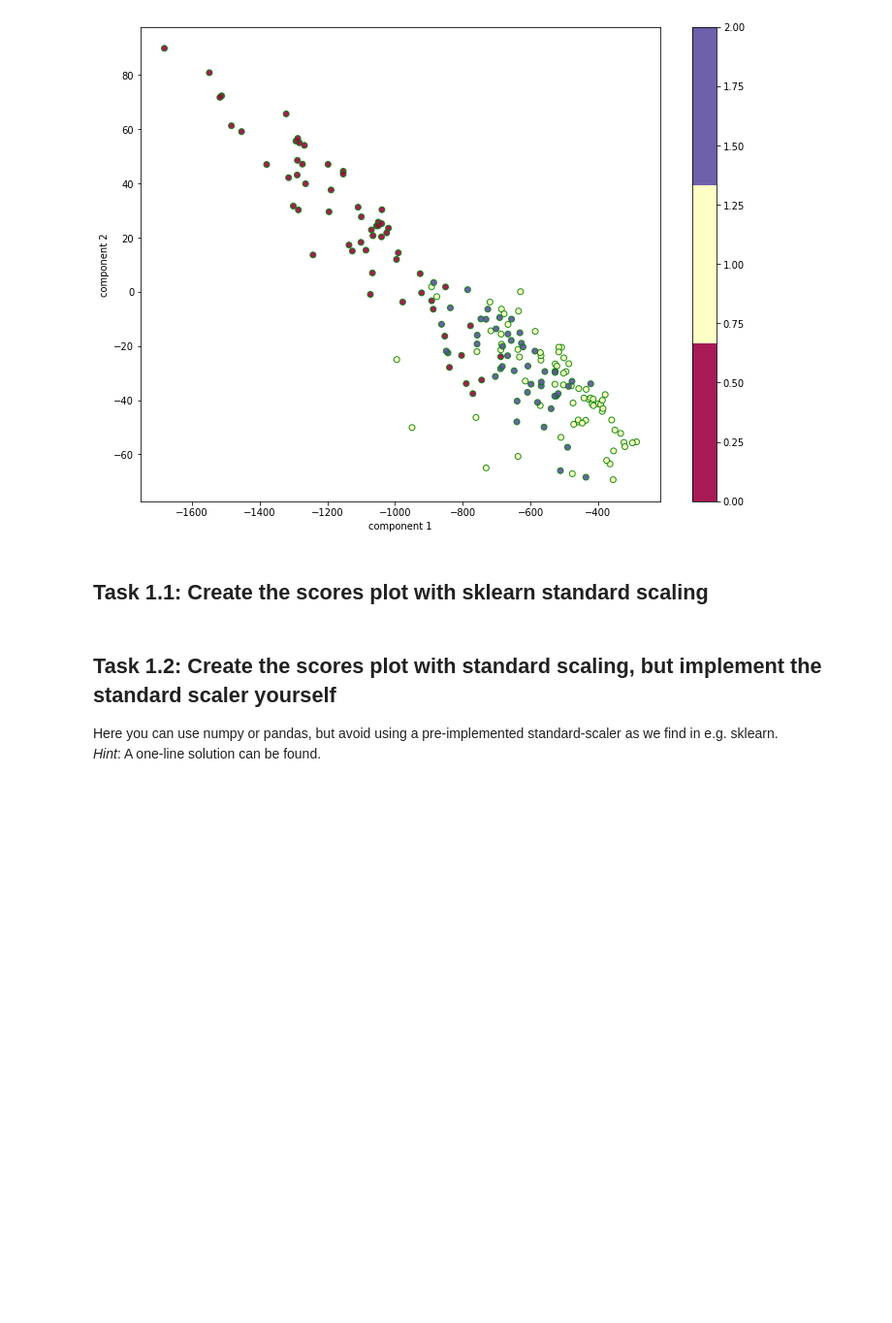
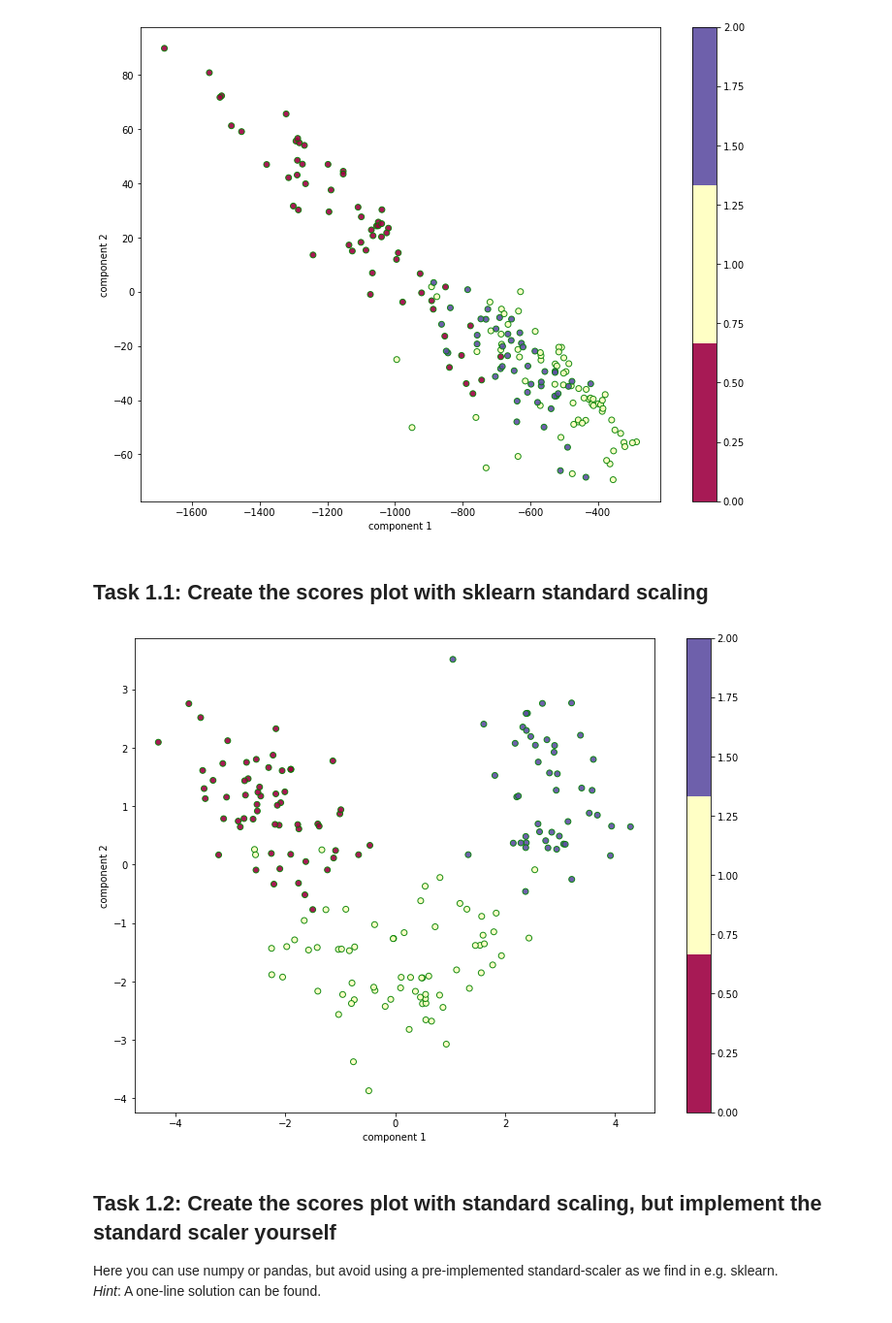
Before and after one commit to chrstrom/TTK4260, a Jupyter notebook: assignment_04_PCA_scaling.ipynb, the cells around one changed output. Shown at 97% size. Saved outputs shown, nothing was run; the diff lists cells and outputs as text; code cells hidden in the pictures; blank space fills up the shorter version.

Commit message:
add first scaling implementation
Signed-off-by: Christopher Strøm <detoxte@gmail.com>

```diff
--- a/assignment_04_PCA_scaling.ipynb
+++ b/assignment_04_PCA_scaling.ipynb
@@ -67,3 +65,11 @@ plot_scores(T)
+# %%
+standard_scaling = preprocessing.StandardScaler()
+X_standard = standard_scaling.fit_transform(X)
+
+T, _, _ = PCA(X_standard)
+plot_scores(T)
+# %% [output]
+[figure, added]
 # %% [markdown]
 ## Task 1.2: Create the scores plot with standard scaling, but implement the standard scaler yourself
 Here you can use numpy or pandas, but avoid using a pre-implemented standard-scaler as we find in e.g. sklearn.
```
Also changed, not shown: parts of 3 cells of this notebook.
